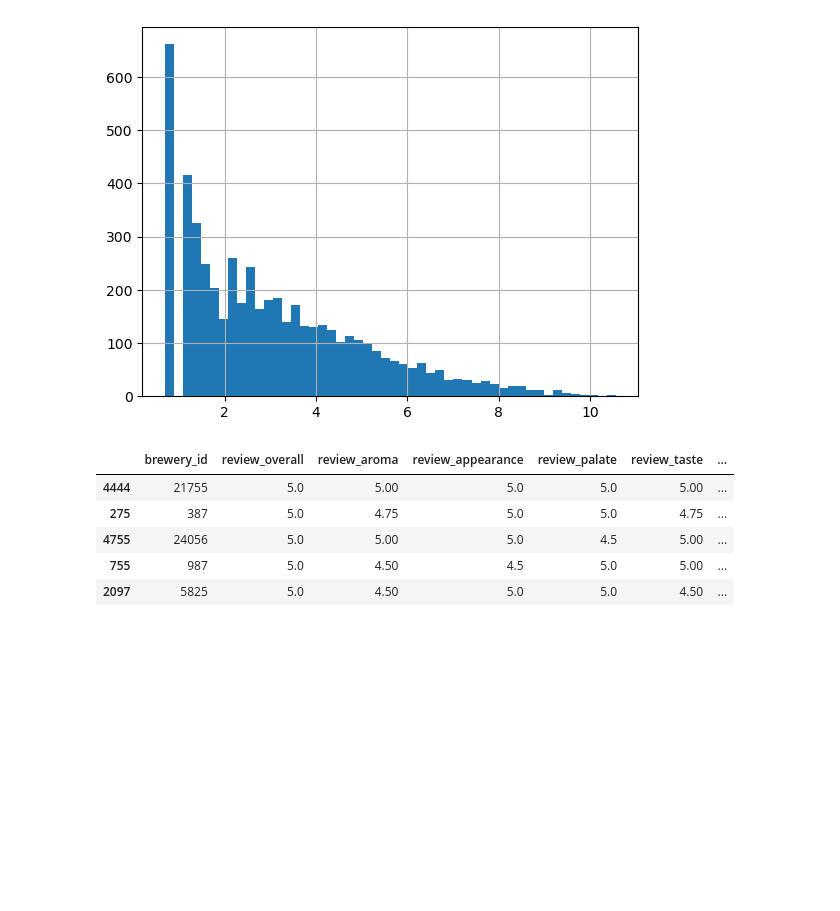
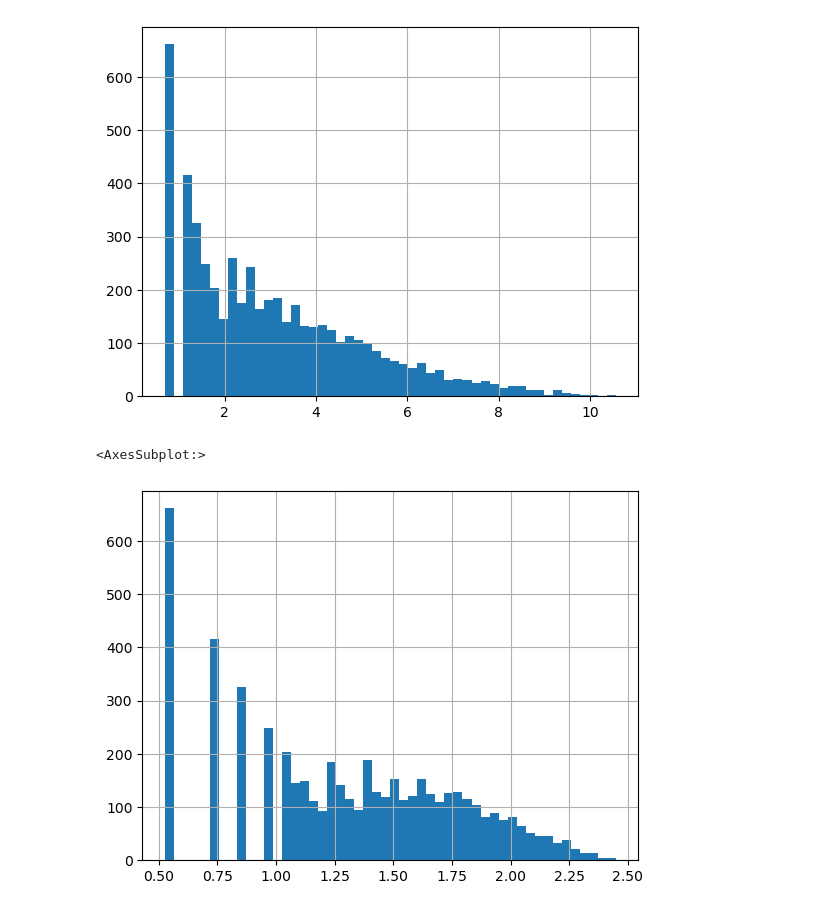
Before and after one commit to MoonsRainbow/DataAnalysis, a Jupyter notebook: BeerReview/BeerReview.ipynb, the cells around one changed output. Cells and saved outputs as stored; diff of their text form; code cells hidden in the pictures; blank space fills up the shorter version.

```diff
--- a/BeerReview/BeerReview.ipynb
+++ b/BeerReview/BeerReview.ipynb
@@ -437,5 +453,7 @@ df_brew_scores.head(10)
 | 8 | 11 | 2.000000 | 4.000000 | 4.000000 | 4.000000 | 4.000000 | ... |
 | 9 | 14 | 4.048845 | 4.004885 | 3.963588 | 3.972913 | 4.091918 | ... |
 # %%
-df_brew_scores['review_time_log1p'] = np.log1p(df_brew_scores['review_time'])
+df_brew_scores['rt_log1p'] = np.log1p(df_brew_scores['review_time'])
+# %%
+df_brew_scores['rt_log1p_double'] = np.log1p(df_brew_scores['rt_log1p'])
 # %%
@@ -443,12 +461,8 @@ np.log1p(df_brew_scores['review_time']).hist(bins=50)
 # %% [output]
 <AxesSubplot:>
 [figure]
-# %%
-df_brew_scores.nlargest(5, 'review_score')
-# %% [output]
-|  | brewery_id | review_overall | review_aroma | review_appearance | review_palate | review_taste | ... |
-| 4444 | 21755 | 5.0 | 5.00 | 5.0 | 5.0 | 5.00 | ... |
-| 275 | 387 | 5.0 | 4.75 | 5.0 | 5.0 | 4.75 | ... |
-| 4755 | 24056 | 5.0 | 5.00 | 5.0 | 4.5 | 5.00 | ... |
-| 755 | 987 | 5.0 | 4.50 | 4.5 | 5.0 | 5.00 | ... |
-| 2097 | 5825 | 5.0 | 4.50 | 5.0 | 5.0 | 4.50 | ... |
+# %%
+df_brew_scores['rt_log1p_double'].hist(bins=50)
+# %% [output]
+<AxesSubplot:>
+[figure, added]
```
Also changed, not shown: parts of 30 cells of this notebook.
